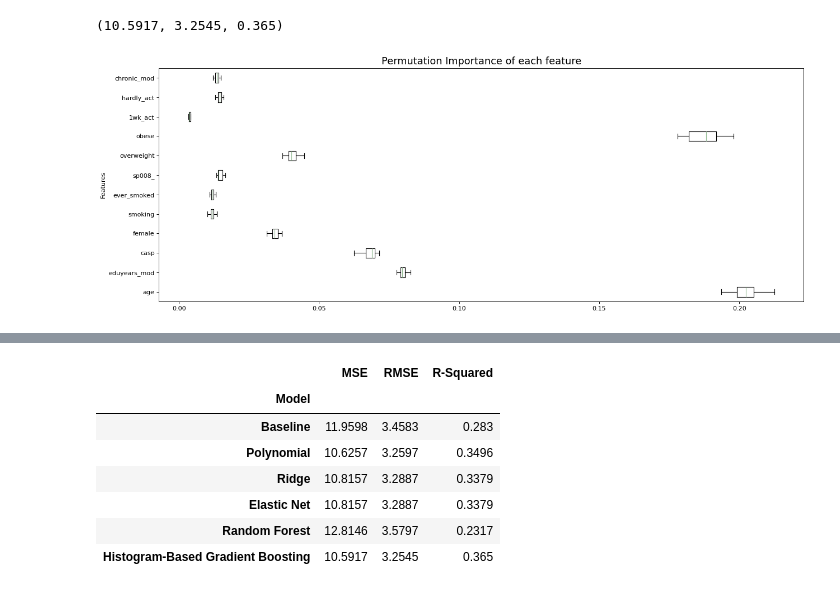
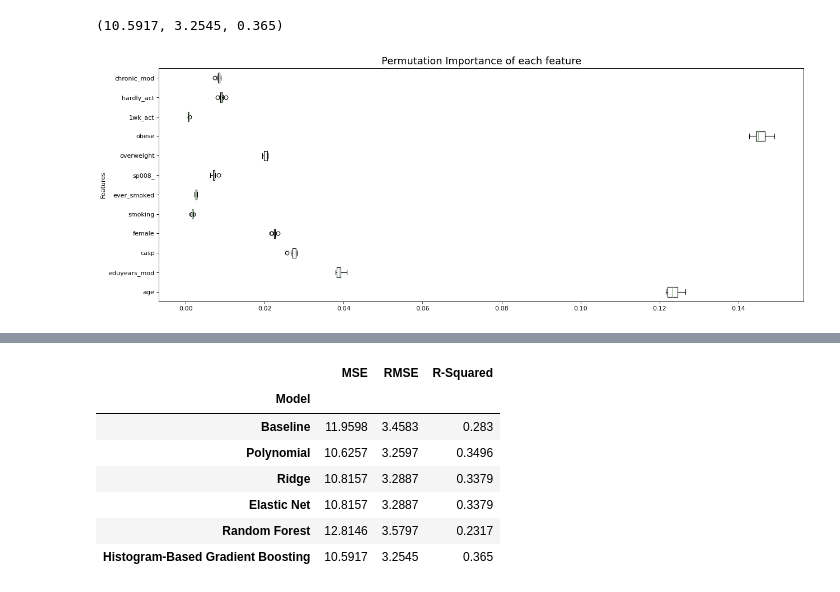
Before and after one commit to ananyajai/mlp_coursework_01, a Jupyter notebook: project1.ipynb, the cells around one changed output, grey strips where cells are left out. Cells and saved outputs as stored; diff of their text form; code cells hidden in the pictures.

```diff
--- a/project1.ipynb
+++ b/project1.ipynb
@@ -420,17 +426,17 @@ The lambda that maximizes the log-likelihood function for the variable ch001_ is
 # techniques for data scientists, used from Workshop 1?
 
 # List of variables we applied Box-Cox transformation to
-boxcox_list = ['age','cogscore','bmi','casp','eduyears_mod','ch001_']
+boxcox_list = ['age','bmi','casp','eduyears_mod','ch001_']
 
 # Dataframe with columns we applied Box-Cox transformation to
 boxcox_df = df_transformations[boxcox_list]
 
 # List of optimal lambda parameters we obtained
-best_lambdas = [bc_age_param, bc_cs_param, bc_bmi_param, bc_casp_param, bc_eduyrs_param, bc_ch001_param]
+best_lambdas = [bc_age_param, bc_bmi_param, bc_casp_param, bc_eduyrs_param, bc_ch001_param]
 
 # Graph to compare QQ Plots pre and post log-transformation and
 # Box-Cox transformation using optimal lambda from prior code chunk
-fig2, axs = plt.subplots(6,3, figsize=(16,14), sharex=True)
+fig2, axs = plt.subplots(5, 3, figsize=(16,14), sharex=True)
 
 # For loop to create 3 comparison plots for each variable
 for i in range(len(axs)):
@@ -462,6 +468,6 @@ for i in range(len(axs)):
     axs[i][2].get_lines()[0].set_markeredgecolor('#a1bad1')
 
 plt.tight_layout()
-fig2.suptitle('Q-Q Plots of Numerical Variables after Normalization', fontsize=16,y=1.015)
+fig2.suptitle('Q-Q Plots of Numerical Variables after Normalisation', fontsize=16,y=1.015)
 plt.show()
 # %% [output]
@@ -728,9 +677,6 @@ Seeking to improve our model performance, we proceeded to use a sequential featu
 In the case of this study, this algorith yielded the selection of the following features:
 # %%
 # Sequential Feature Selection
-#!pip install mlxtend
-from sklearn.feature_selection import SequentialFeatureSelector
-from mlxtend.plotting import plot_sequential_feature_selection as plot_sfs
 
 onehot_encoder = OneHotEncoder(drop='first')
 
@@ -754,19 +700,18 @@ sfs = SequentialFeatureSelector(LinearRegression(),
                                 direction='forward',
                                 scoring='neg_mean_squared_error')
 
-reg_seq_sel = sfs.fit(X_train_1hot, y_train)
-sel_cols = reg_seq_sel.get_support()
+sfs_selector = sfs.fit(X_train_1hot, y_train)
+selected_columns = sfs_selector.get_support()
 
-
-X_train_best = reg_seq_sel.transform(X_train_1hot)
-X_test_best = reg_seq_sel.transform(X_test_1hot)
+X_train_best = sfs_selector.transform(X_train_1hot)
+X_test_best = sfs_selector.transform(X_test_1hot)
 
 # Columns selected by Sequential Feature Selector
-sel_cols_index=(sel_cols*1).tolist()
-sel_cols_names = [x for i, x in enumerate(names_post_encoding) if sel_cols_index[i]]
-sel_cols_df=pd.DataFrame(sel_cols_names,columns=['Selected Features'])
-sel_cols_df = sel_cols_df.style.format('{}')
-sel_cols_df.set_table_styles([index_names, headers])
+selected_cols_index = (selected_columns*1).tolist()
+selected_features = [x for i, x in enumerate(names_post_encoding) if selected_cols_index[i]]
+selected_features_df = pd.DataFrame(selected_features,columns=['Selected Features'])
+selected_features_df = selected_features_df.style.format('{}')
+selected_features_df.set_table_styles([index_names, headers])
 # %% [output]
 |  | Selected Features |
 | 0 | age |
@@ -969,17 +905,16 @@ model_fit(grid_search.best_estimator_, X_train_best, y_train, plot=True)
 [figure]
 (10.5917, 3.2545, 0.365)
 # %%
-from sklearn.inspection import permutation_importance
-rf = grid_search.best_estimator_.fit(X_test_best,y_test)
-result = permutation_importance(rf, X_test_best, y_test, n_repeats=10, random_state=0, n_jobs=-1)
+# rf = grid_search.best_estimator_.fit(X_train_best,y_train)
+# result = permutation_importance(rf, X_train_best, y_train, n_repeats=10, random_state=0, n_jobs=-1)
 
 fig, ax = plt.subplots(figsize=(16, 6))
-box_plot = ax.boxplot(result.importances.T, vert=False, labels=sel_cols_names)
+box_plot = ax.boxplot(result.importances.T, vert=False, labels=selected_features)
 for median in box_plot['medians']:
     median.set_color('#95bd95')
 ax.set_title("Permutation Importance of each feature",fontsize=16)
 ax.set_ylabel("Features")
 fig.tight_layout()
 plt.show()
 # %% [output]
-[figure, old version]
+[figure, new version]
```
Also changed, not shown: parts of 28 cells of this notebook.
